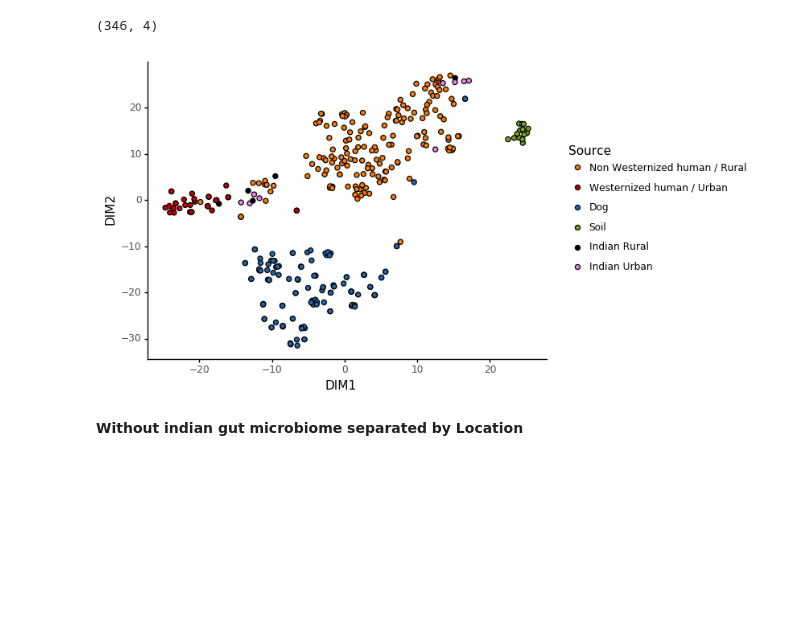
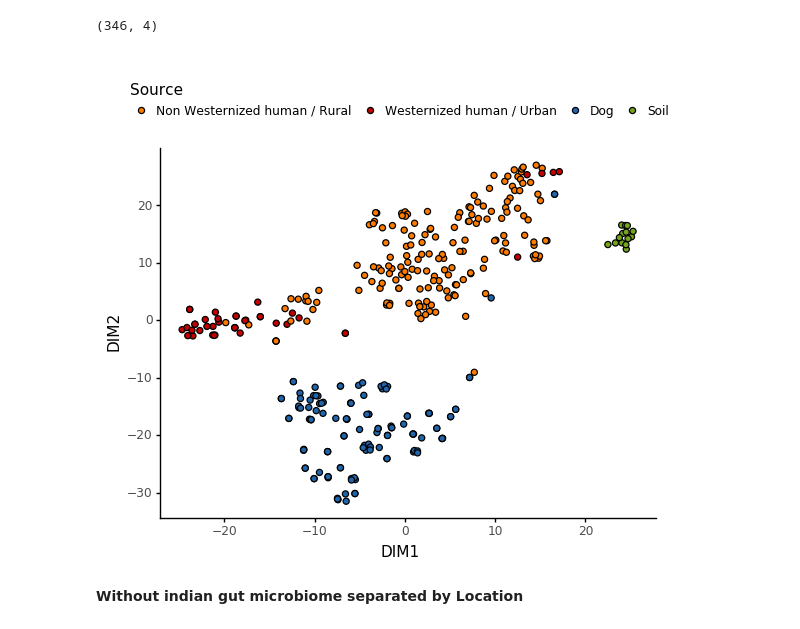
Before and after one commit to maxibor/coproid-article, a Jupyter notebook: figures/figure3/figure3.ipynb, the cells around one changed output. Cells and saved outputs as stored; diff of their text form; code cells hidden in the pictures; blank space fills up the shorter version.

```diff
--- a/figures/figure3/figure3.ipynb
+++ b/figures/figure3/figure3.ipynb
@@ -140,11 +140,11 @@ train_embed_plot.shape
 # %%
 p = ggplot(train_embed_plot, aes(x='DIM1',y='DIM2')) + geom_point(aes(fill='Type'), stroke=0.5, color='black', size = 2)
 p = p + scale_fill_manual(name = 'Source', values = {"Dog":"#2166ac", "Non Westernized human / Rural":"#ff7b00", "Westernized human / Urban":"#c40000", "Soil":"#75a51c", 'Indian Urban':'violet', 'Indian Rural':'black'}) + theme_classic()
-p = p + theme(legend_position = 'bottom')
+p = p + theme(legend_position = 'top')
 p.draw()
 p.save('results/figure3A_with_indians.png', dpi=300)
 # %% [output]
-[figure, old version]
+[figure, new version]
 # %% [markdown]
 **Without indian gut microbiome separated by Location**
 # %%
```
Also changed, not shown: parts of 2 cells of this notebook, 11 other files.
